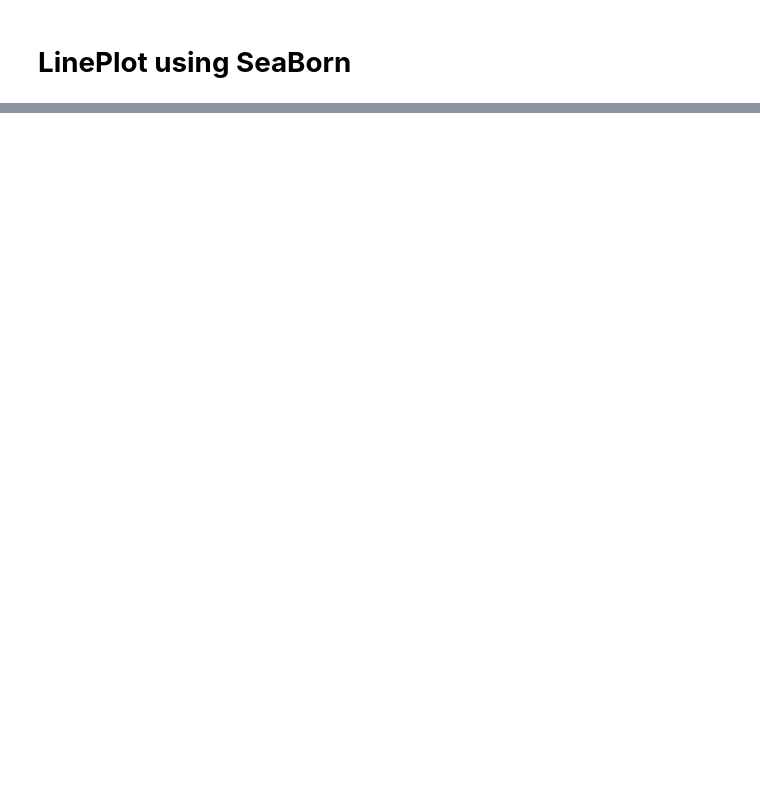
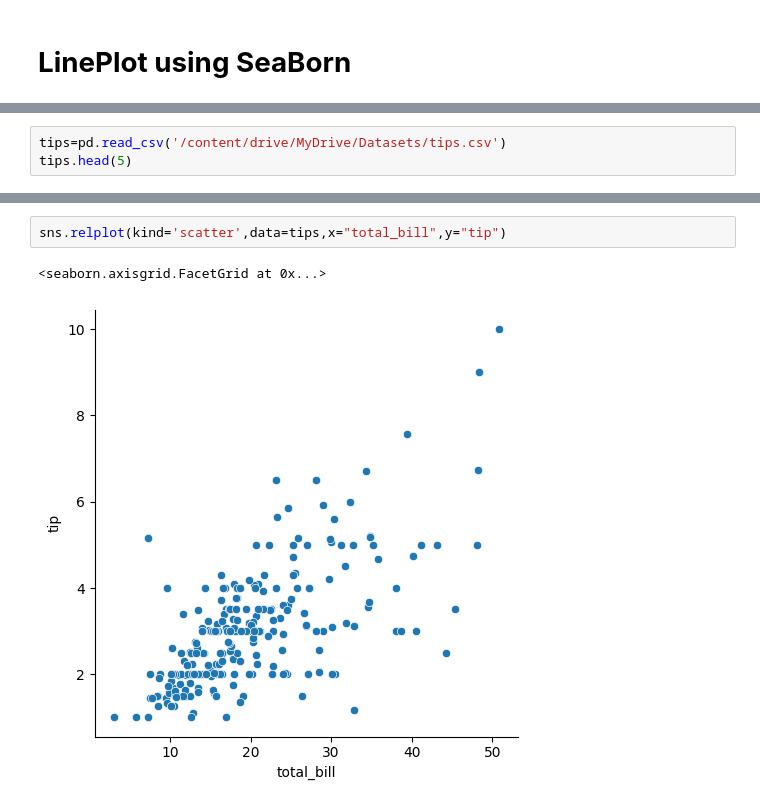
Before and after one commit to kaho0/Abstract, a Jupyter notebook: Shore_16.ipynb, the cells around one changed output, grey strips where cells are left out. Drawn from its saved outputs; the diff is of its cells as text; blank space fills up the shorter version.

```diff
--- a/Shore_16.ipynb
+++ b/Shore_16.ipynb
@@ -31,0 +28,3 @@ sns.lineplot(data=student,x='week',y='attendance_rate',errorbar=None)
+# %%
+tips=pd.read_csv('/content/drive/MyDrive/Datasets/tips.csv')
+tips.head(5)
@@ -31,0 +38,5 @@ sns.lineplot(data=student,x='week',y='attendance_rate',errorbar=None)
+# %%
+sns.relplot(kind='scatter',data=tips,x="total_bill",y="tip")
+# %% [output]
+<seaborn.axisgrid.FacetGrid at 0x...>
+[figure, added]
```
Also changed, not shown: parts of 8 cells of this notebook.
